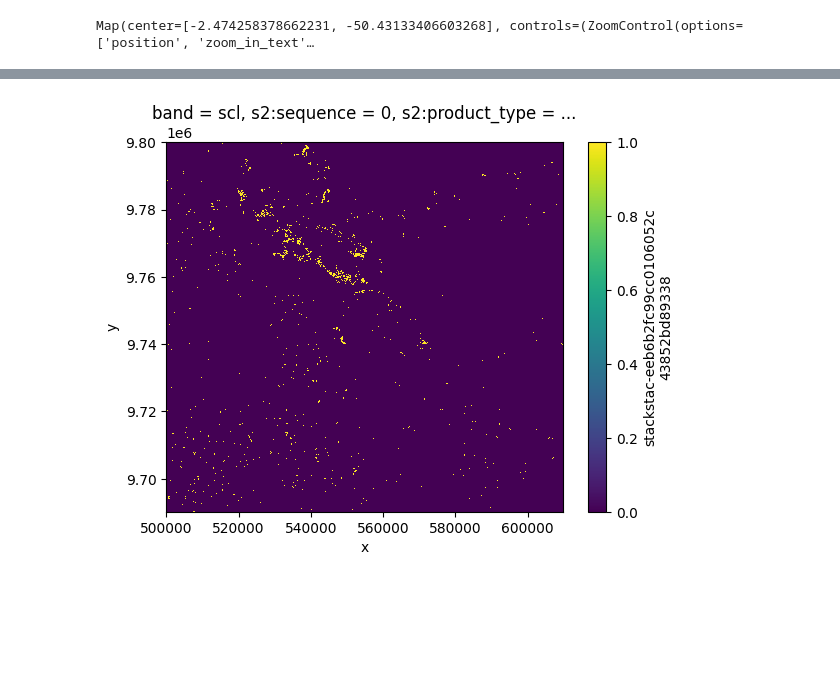
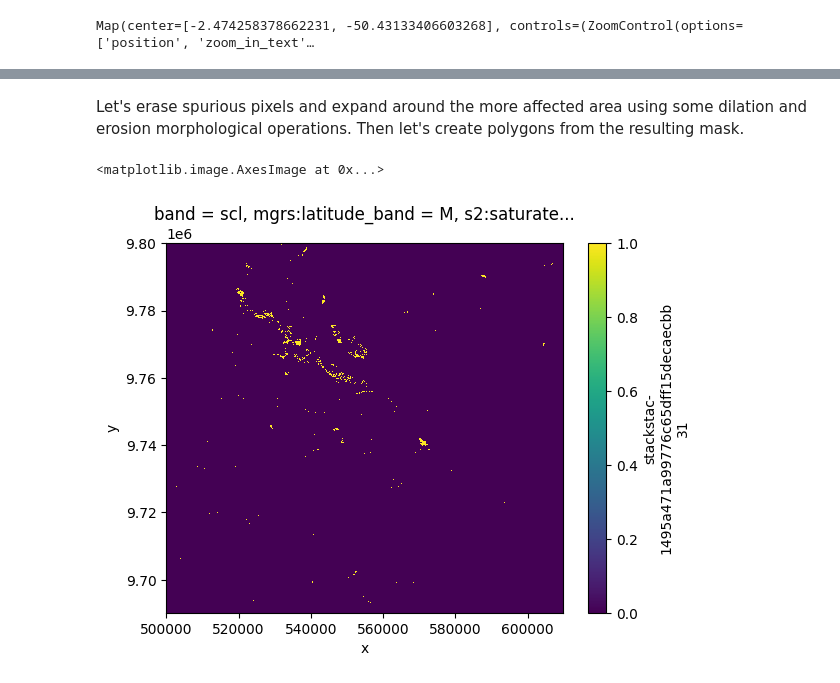
Before and after one commit to plouvart/pachama-demo, a Jupyter notebook: notebooks/demo.ipynb, the cells around one changed output, grey strips where cells are left out. Drawn from its saved outputs; the diff is of its cells as text; code cells hidden in the pictures; blank space fills up the shorter version.

```diff
--- a/notebooks/demo.ipynb
+++ b/notebooks/demo.ipynb
@@ -128,2 +128,3 @@ Map(center=[-2.474258378662231, -50.43133406603268], controls=(ZoomControl(optio
 # %%
-da = stackstac.stack(items)
+da = stackstac.stack(nocloud_items)
+da
@@ -162,0 +178,3 @@ resolution :
+# %%
+scl_da = da.sel(band="scl")
+scl_da
@@ -162,0 +212,8 @@ resolution :
+# %%
+def vegetation_classes_over_time(x, axis):
+    vegetation = (x == 4).any(axis=axis)
+    no_vegetation = (x == 5).any(axis=axis) & ~vegetation
+    return vegetation + no_vegetation * 2
+
+reduced_scl_da = scl_da.groupby("time.year").reduce(vegetation_classes_over_time)
+reduced_scl_da
@@ -162,0 +261,3 @@ resolution :
+# %%
+lost_forest = ((reduced_scl_da.sel(year=2017) == 1) & (reduced_scl_da.sel(year=2023) == 2))
+lost_forest.plot.imshow()
@@ -163,14 +267,16 @@ resolution :
+# %% [markdown]
+Let's erase spurious pixels and expand around the more affected area using some dilation and erosion morphological operations.
+Then let's create polygons from the resulting mask.
 # %%
-view = (nocloud_da.sel(band="scl").sel(time=nocloud_da.time.values[-1]).loc[::, ::] == 5) & (nocloud_da.sel(band="scl").isel(time=0).loc[::, ::] == 4)
+lost_forest_areas = lost_forest.copy()
 y,x = np.ogrid[-3:7-3, -3:7-3]
 mask = x*x + y*y <= 3*3
-view.values = binary_dilation(view.values, footprint=mask)
+lost_forest_areas.values = binary_dilation(lost_forest_areas.values, footprint=mask)
 for i in range(2):
-    view.values = binary_erosion(view.values, footprint=mask)
+    lost_forest_areas.values = binary_erosion(lost_forest_areas.values, footprint=mask)
 for i in range(3):
-    view.values = binary_dilation(view.values, footprint=mask)
-view.plot.imshow()
-
-view.rio.write_crs(view["proj:epsg"].values).astype(np.uint8).rio.to_raster("../res/test.tif")
+    lost_forest_areas.values = binary_dilation(lost_forest_areas.values, footprint=mask)
+lost_forest_areas.plot.imshow()
 # %% [output]
+<matplotlib.image.AxesImage at 0x...>
-[figure, old version]
+[figure, new version]
```
Also changed, not shown: parts of 39 cells of this notebook.
